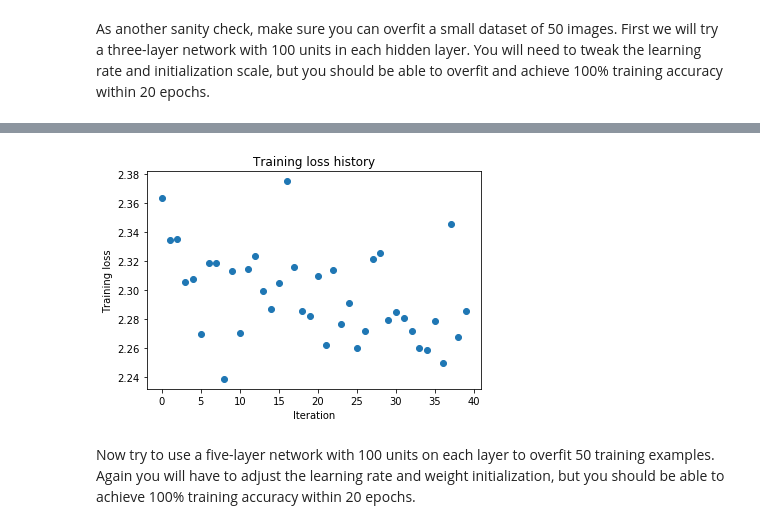
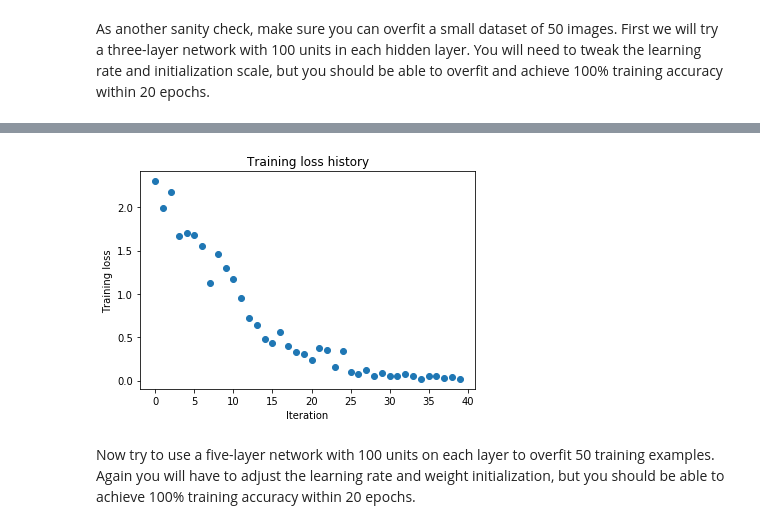
Before and after one commit to Leputa/CS231n-Spring-2017, a Jupyter notebook: Assignment #2 Fully-Connected Nets, Batch Normalization, Dropout, Convolutional Nets/FullyConnectedNets.ipynb, the cells around one changed output, grey strips where cells are left out. Cells and saved outputs as stored; diff of their text form; code cells hidden in the pictures.

```diff
--- a/Assignment #2 Fully-Connected Nets, Batch Normalization, Dropout, Convolutional Nets/FullyConnectedNets.ipynb
+++ b/Assignment #2 Fully-Connected Nets, Batch Normalization, Dropout, Convolutional Nets/FullyConnectedNets.ipynb
@@ -433,8 +433,8 @@ small_data = {
 }
 
 weight_scale = 1e-2
-learning_rate = 1e-4
-model = FullyConnectedNet([100, 100],
+learning_rate = 1e-2
+model = FullyConnectedNet([140, 100],
               weight_scale=weight_scale, dtype=np.float64)
 solver = Solver(model, small_data,
                 print_every=10, num_epochs=20, batch_size=25,
@@ -471,4 +471,4 @@ plt.show()
-[figure, old version]
+[figure, new version]
 # %% [markdown]
 Now try to use a five-layer network with 100 units on each layer to overfit 50 training examples. Again you will have to adjust the learning rate and weight initialization, but you should be able to achieve 100% training accuracy within 20 epochs.
 # %%
```
Also changed, not shown: parts of 7 cells of this notebook, 1 other file.
